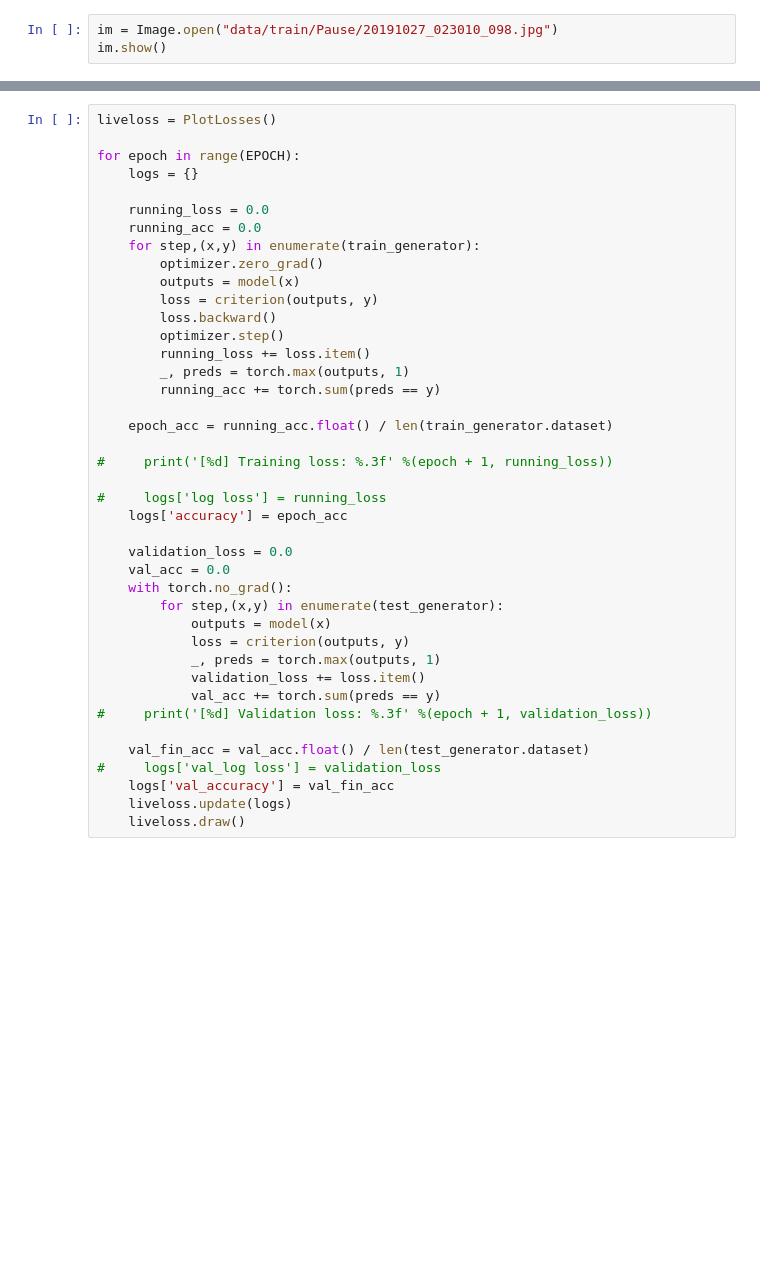
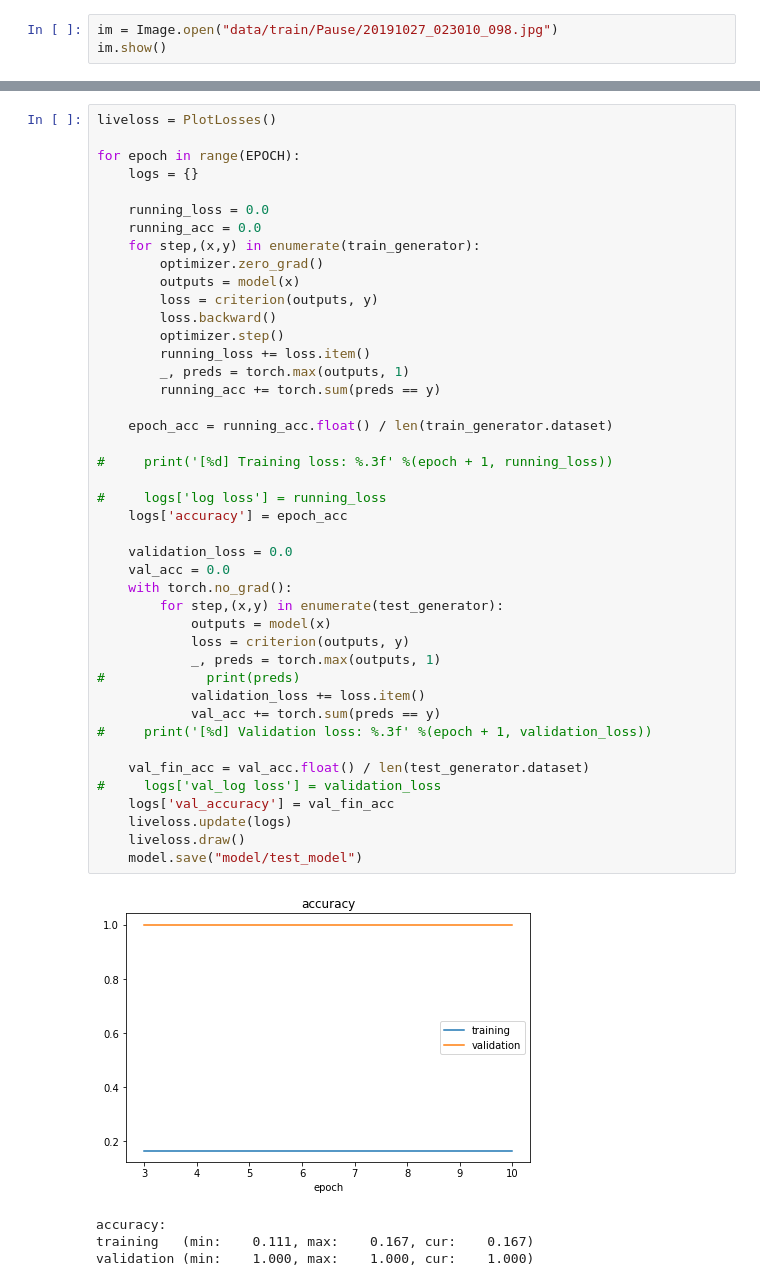
Before and after one commit to ankurshaswat/COL780, a Jupyter notebook: A4/ConvNet Cleaned.ipynb, the cells around one changed output, grey strips where cells are left out. Cells and saved outputs as stored; diff of their text form; blank space fills up the shorter version.

```diff
--- a/A4/ConvNet Cleaned.ipynb
+++ b/A4/ConvNet Cleaned.ipynb
@@ -201,30 +192,37 @@ for epoch in range(EPOCH):
         loss = criterion(outputs, y)
         loss.backward()
         optimizer.step()
         running_loss += loss.item()
         _, preds = torch.max(outputs, 1)
         running_acc += torch.sum(preds == y)
 
     epoch_acc = running_acc.float() / len(train_generator.dataset)
 
 #     print('[%d] Training loss: %.3f' %(epoch + 1, running_loss))
 
 #     logs['log loss'] = running_loss
     logs['accuracy'] = epoch_acc
 
     validation_loss = 0.0
     val_acc = 0.0
     with torch.no_grad():
         for step,(x,y) in enumerate(test_generator):
             outputs = model(x)
             loss = criterion(outputs, y)
             _, preds = torch.max(outputs, 1)
+#             print(preds)
             validation_loss += loss.item()
             val_acc += torch.sum(preds == y)
 #     print('[%d] Validation loss: %.3f' %(epoch + 1, validation_loss))
 
     val_fin_acc = val_acc.float() / len(test_generator.dataset)
 #     logs['val_log loss'] = validation_loss
     logs['val_accuracy'] = val_fin_acc
     liveloss.update(logs)
     liveloss.draw()
+    model.save("model/test_model")
+# %% [output]
+[figure, added]
+accuracy:
+training   (min:    0.111, max:    0.167, cur:    0.167)
+validation (min:    1.000, max:    1.000, cur:    1.000)
```
Also changed, not shown: parts of 7 cells of this notebook, 5 other files.
